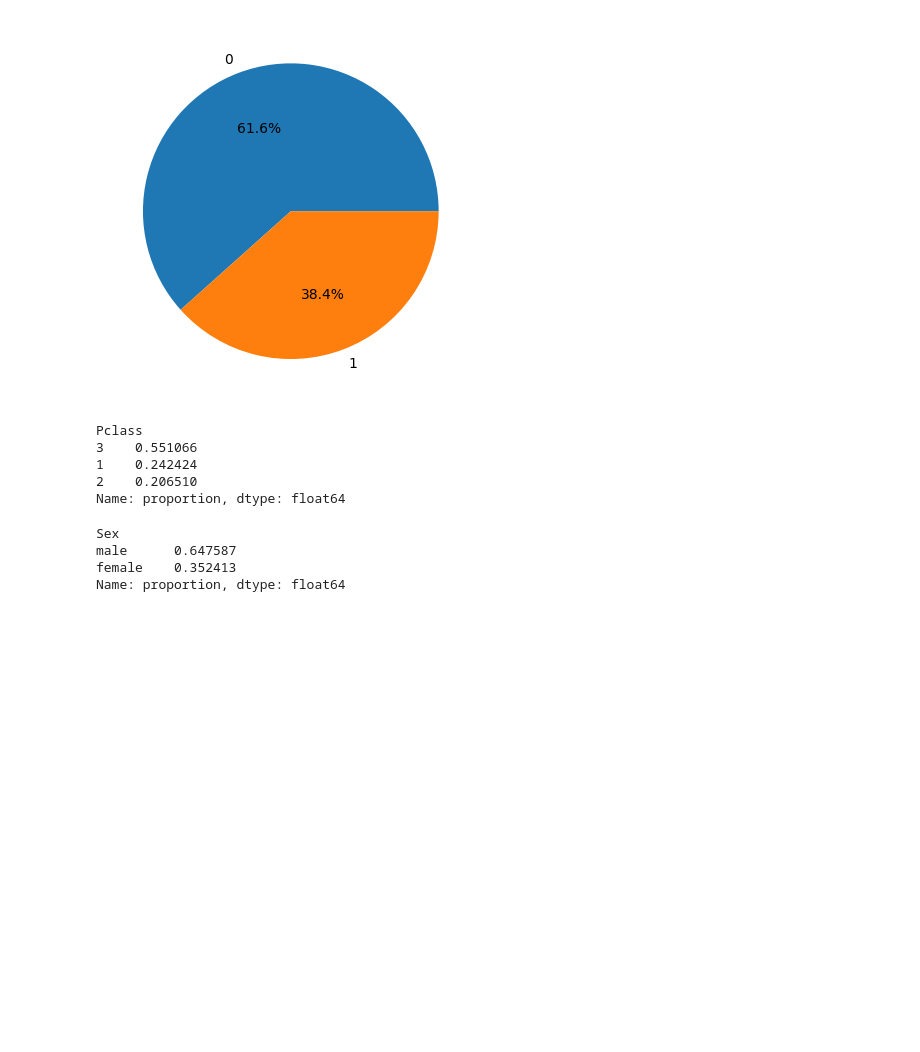
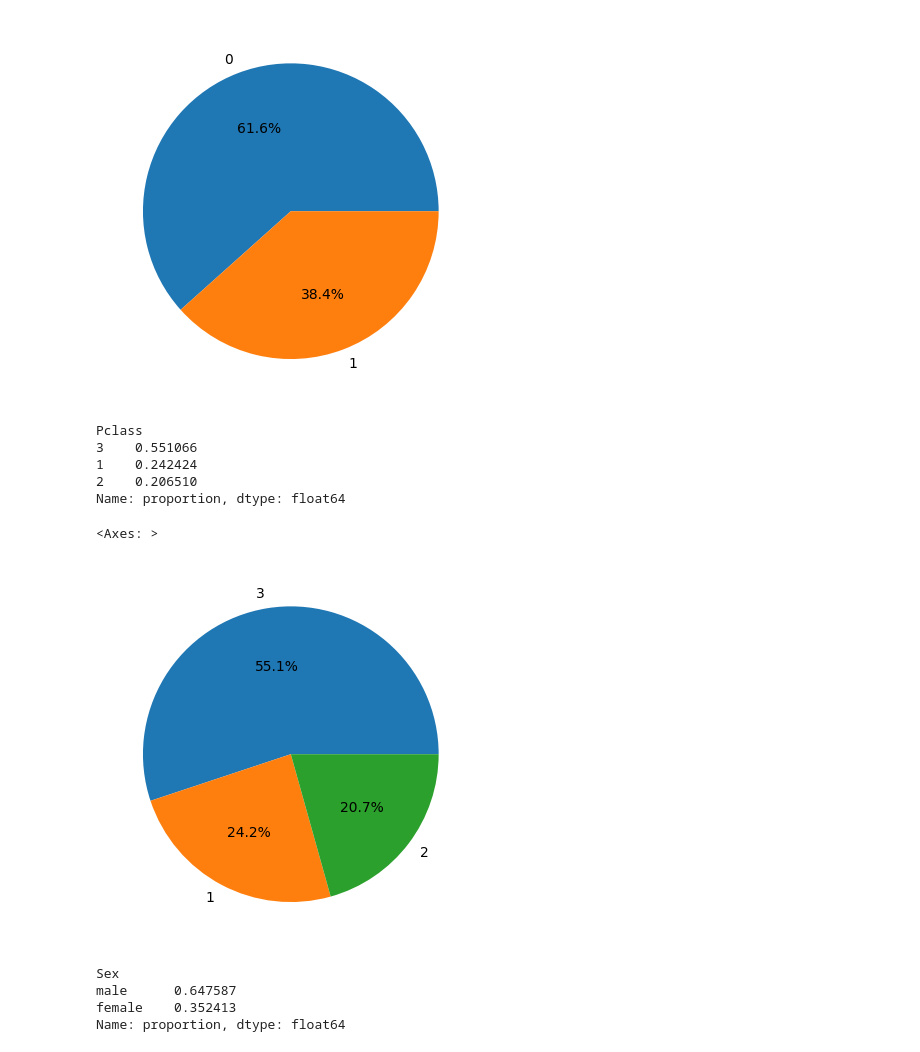
Before and after one commit to JoseLuisAA/p101-ml-cic-ipn, a Jupyter notebook: p201.ipynb, the cells around one changed output. Cells and saved outputs as stored; diff of their text form; code cells hidden in the pictures; blank space fills up the shorter version.

```diff
--- a/p201.ipynb
+++ b/p201.ipynb
@@ -61,6 +61,11 @@ Pclass
 1    0.242424
 2    0.206510
 Name: proportion, dtype: float64
+# %%
+c2.value_counts(normalize=True).plot.pie(autopct="%.1f%%")
+# %% [output]
+<Axes: >
+[figure, added]
 # %%
 c3 = titanic['Sex']
 c3.value_counts(normalize=True)
```
Also changed, not shown: parts of 6 cells of this notebook.
